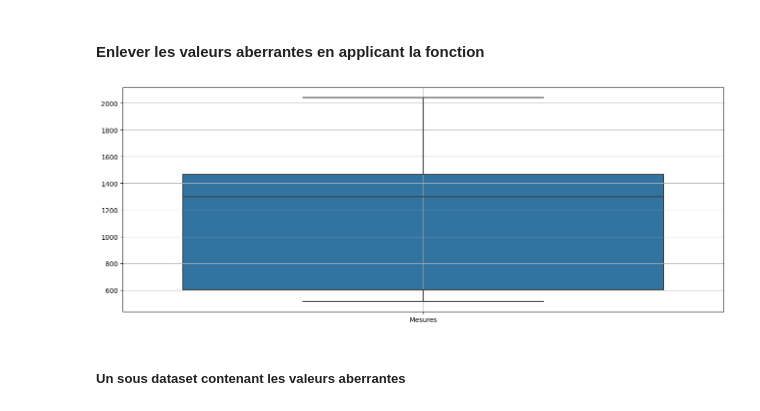
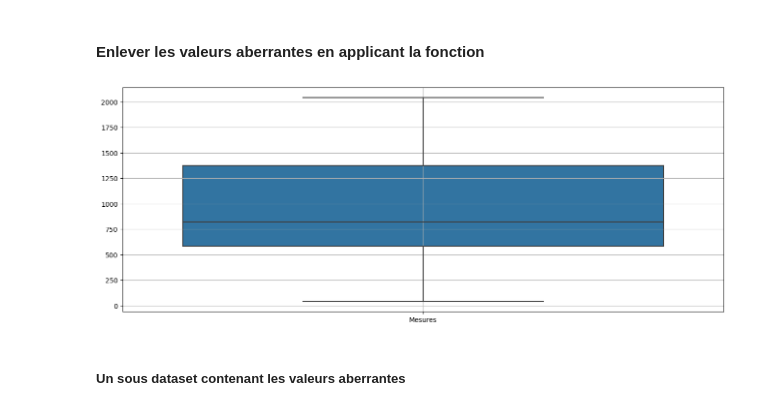
Before and after one commit to adama455/Gestion-des-analyses-de-variation, a Jupyter notebook: analyseVariation/test.ipynb, the cells around one changed output. Drawn from its saved outputs; the diff is of its cells as text; code cells hidden in the pictures.

```diff
--- a/analyseVariation/test.ipynb
+++ b/analyseVariation/test.ipynb
@@ -108,3 +108,7 @@ r
 | 39 | DIOUF Maimouna ( snt_1413_diouf63... | 689 |
 | 40 | DIAO Sarata ( snt_1413_diao64804 ) | 846 |
 | 41 | Souleymane Aly ( snt_1413_gano650... | 2040 |
+# %%
+r['Mesures'] = pd.to_numeric(r['Mesures'], errors='coerce')
+limite_ctrl_sup = round(r['Mesures'].std() + r['Mesures'].mean(), 2)
+limite_ctrl_sup
@@ -167,7 +188,7 @@ for feature in features:
 # %%
-boxplot(new_df[features])
+boxplot(r[features])
 # %% [output]
-[figure, old version]
+[figure, new version]
 # %% [markdown]
 ##### Un sous dataset contenant les valeurs aberrantes
 # %%
```
Also changed, not shown: parts of 16 cells of this notebook, 10 other files.
